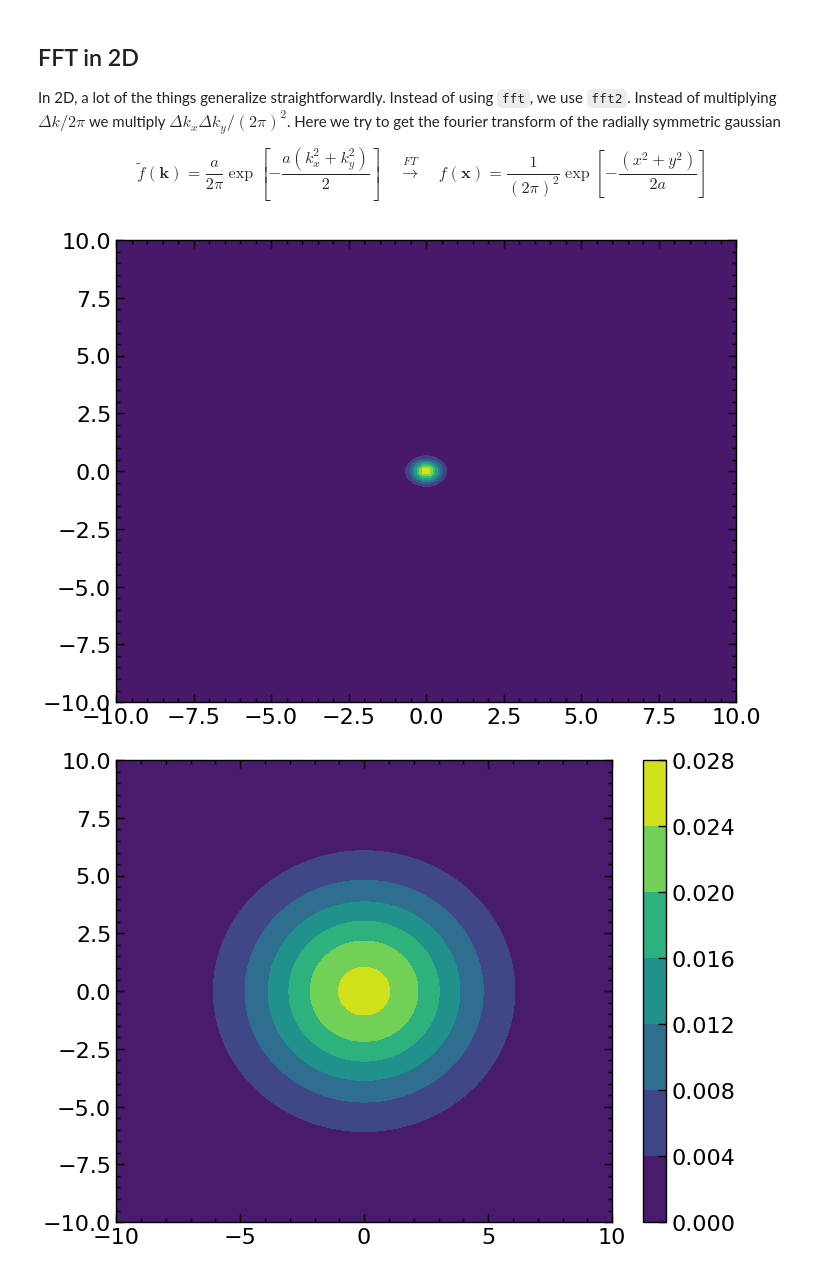
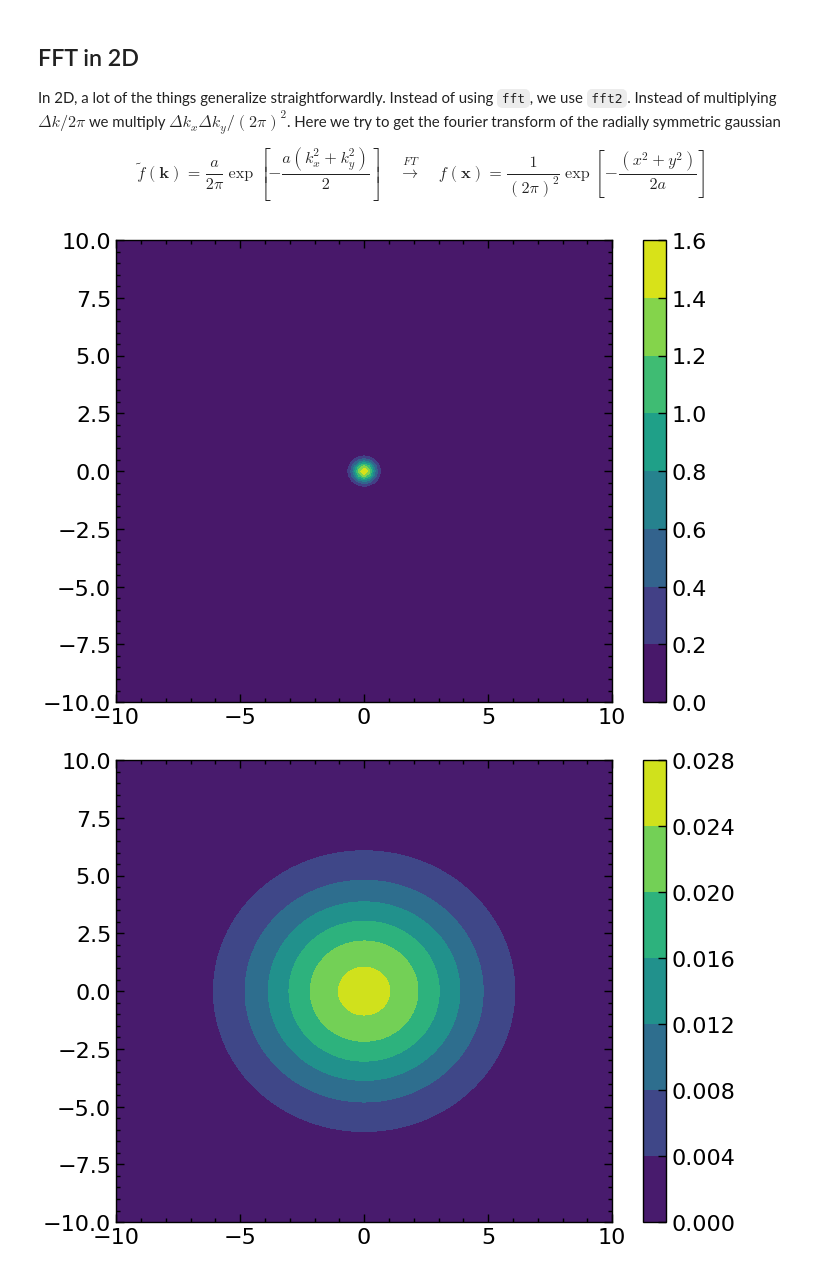
Before and after one commit to josh0429/FT_physics, a Jupyter notebook: FT_notes.ipynb, the cells around one changed output. Cells and saved outputs as stored; diff of their text form; code cells hidden in the pictures.

```diff
--- a/FT_notes.ipynb
+++ b/FT_notes.ipynb
@@ -356,0 +509,18 @@ We see that the FFT gets worse as we reduce the FFT domain. The errors are a mix
+# %%
+Nx, a = 100, 1
+Nk = 101
+k = ifftshift(np.linspace(-10, 10, Nk)) # The first point of the array should correspond to the t=0 point.
+x = np.linspace(-10, 10, Nx)
+fk = gauss_mom(k, a)
+fx = gauss_pos(x, a)
+
+xnew = (fftfreq(len(k), np.diff(k)[0]/(2*np.pi))) #We set \Delta t as \Delta \tau/2\pi
+fk_FFT = (np.diff(k)[0]/(2*np.pi))*fft(fk) #We multiply \Delta t to the output
+
+plt.plot(x, fx, label='analytic')
+plt.plot(fftshift(xnew), np.real(fftshift(fk_FFT)), 'go', label='FFT real part')
+plt.plot(fftshift(xnew), np.imag(fftshift(fk_FFT)), 'r-', label='FFT imag part')
+plt.legend(loc='best')
+plt.ylabel('$f(x)$', fontsize=20)
+plt.xlabel('$x$', fontsize=20)
+plt.show()
@@ -366,24 +538,25 @@ def gauss2_mom(kx,ky,a):
 def gauss2_pos(x,y,a):
     return np.exp(-(x**2 + y**2)/(2*a))/((2*np.pi)**2)
 
-Nk = 100
-Nx = 100
+Nk = 101
+Nx = 101
 a = 10
 kx = np.linspace(-10,10,Nk)
 ky = np.linspace(-10,10,Nk)
 x = np.linspace(-10,10,Nx)
 y = np.linspace(-10,10,Nx)
 
-kxv, kyv = np.meshgrid(kx, ky)
+kxv, kyv = np.meshgrid(ifftshift(kx), ifftshift(ky))
 xv, yv = np.meshgrid(x,y)
 
 fk = gauss2_mom(kxv, kyv, a)
 fx = gauss2_pos(xv, yv, a)
 # %%
-plt.contourf(kxv, kyv, fk)
+plot = plt.contourf(fftshift(kxv), fftshift(kyv), fftshift(fk))
+plt.colorbar(plot)
 plt.show()
 # %% [output]
-[figure, old version]
+[figure, new version]
 # %%
 plot = plt.contourf(xv, yv, fx)
 plt.colorbar(plot)
```
Also changed, not shown: parts of 20 cells of this notebook.
